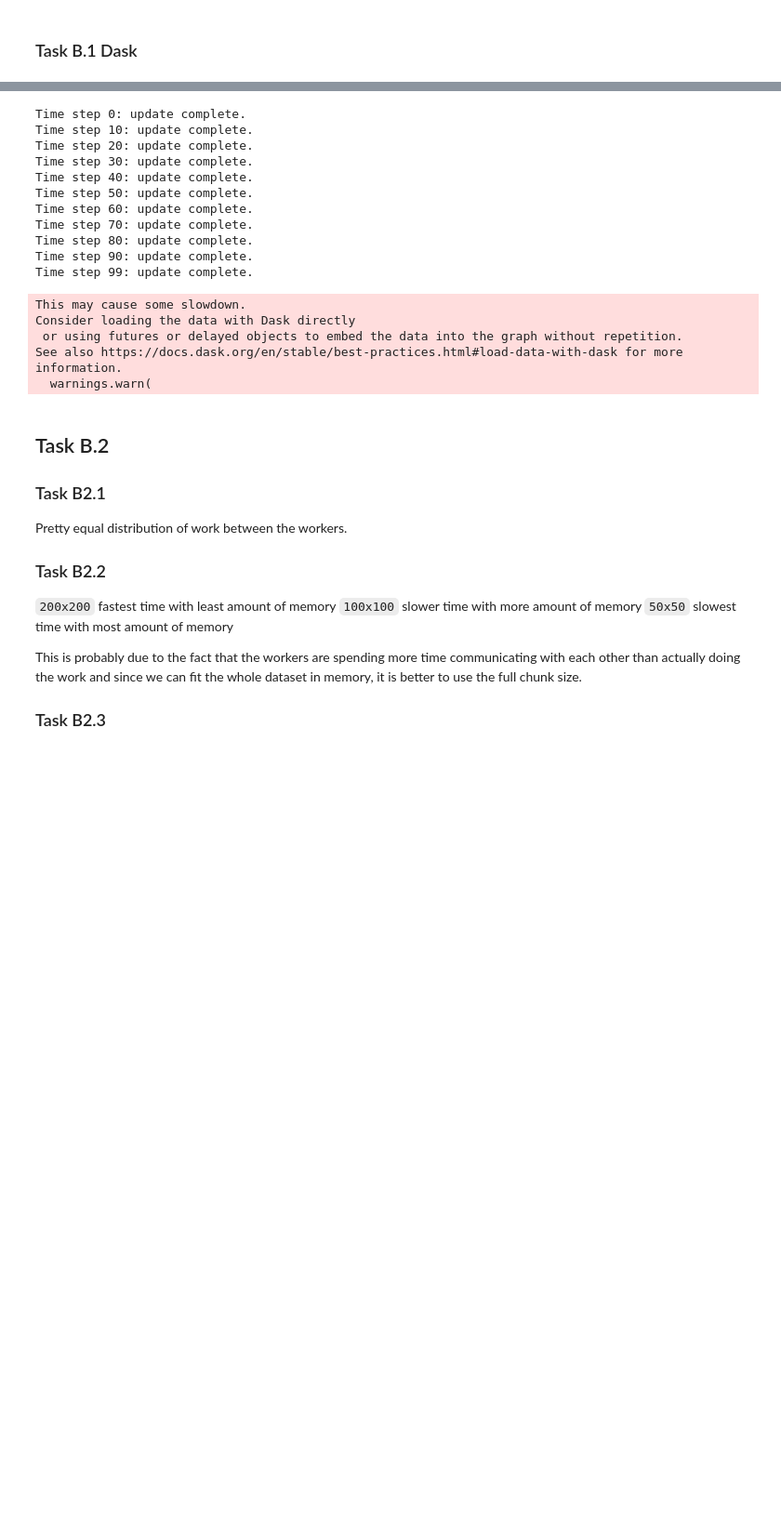
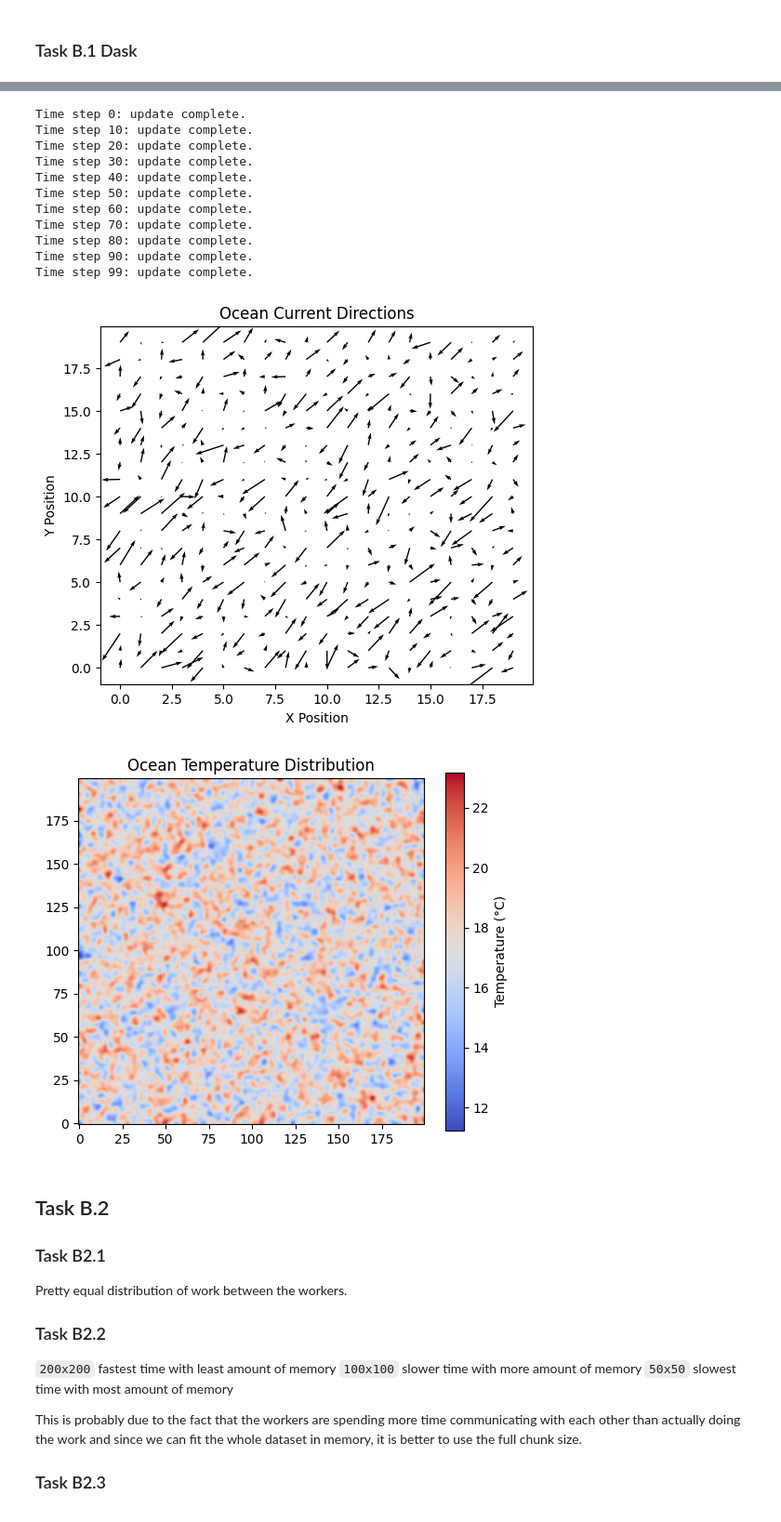
Before and after one commit to KthKittySquad/hpc, a Jupyter notebook: A4/assignment4.ipynb, the cells around one changed output, grey strips where cells are left out. Shown at 93% size. Cells and saved outputs as stored; diff of their text form; code cells hidden in the pictures; blank space fills up the shorter version.

```diff
--- a/A4/assignment4.ipynb
+++ b/A4/assignment4.ipynb
@@ -361,7 +379,7 @@ DEPTH=1
 
 BATCH_SIZE = 50
 
-CHUNK_SIZE = GRID_SIZE // 4
+CHUNK_SIZE = GRID_SIZE // 2
 CHUNK_WIDTH = CHUNK_SIZE
 CHUNK_HEIGHT = CHUNK_SIZE
 BOUNDARY_TYPE = 'reflect'
@@ -448,28 +466,26 @@ Time step 70: update complete.
 Time step 80: update complete.
 Time step 90: update complete.
 Time step 99: update complete.
-This may cause some slowdown.
-Consider loading the data with Dask directly
- or using futures or delayed objects to embed the data into the graph without repetition.
-See also https://docs.dask.org/en/stable/best-practices.html#load-data-with-dask for more information.
-  warnings.warn(
 # %%
 # # Plot the velocity field
-# plt.figure(figsize=(6, 5))
-# plt.quiver(u_velocity[::10, ::10], v_velocity[::10, ::10])
-# plt.title("Ocean Current Directions")
-# plt.xlabel("X Position")
-# plt.ylabel("Y Position")
-# plt.show()
+plt.figure(figsize=(6, 5))
+plt.quiver(u_velocity[::10, ::10], v_velocity[::10, ::10])
+plt.title("Ocean Current Directions")
+plt.xlabel("X Position")
+plt.ylabel("Y Position")
+plt.show()
 
 # # Plot temperature distribution
-# plt.figure(figsize=(6, 5))
-# plt.imshow(temperature, cmap="coolwarm", origin="lower")
-# plt.colorbar(label="Temperature (°C)")
-# plt.title("Ocean Temperature Distribution")
-# plt.show()
+plt.figure(figsize=(6, 5))
+plt.imshow(temperature, cmap="coolwarm", origin="lower")
+plt.colorbar(label="Temperature (°C)")
+plt.title("Ocean Temperature Distribution")
+plt.show()
 
 # print("Simulation complete.")
+# %% [output]
+[figure, added]
+[figure, added]
 # %% [markdown]
 ## Task B.2
 ### Task B2.1
```
Also changed, not shown: parts of 4 cells of this notebook.
